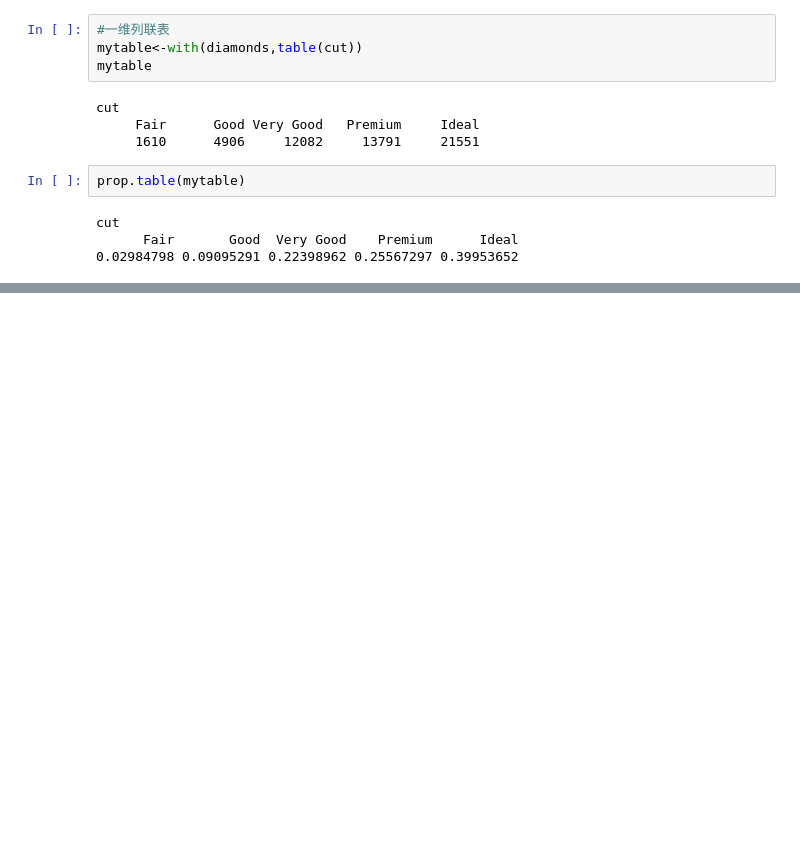
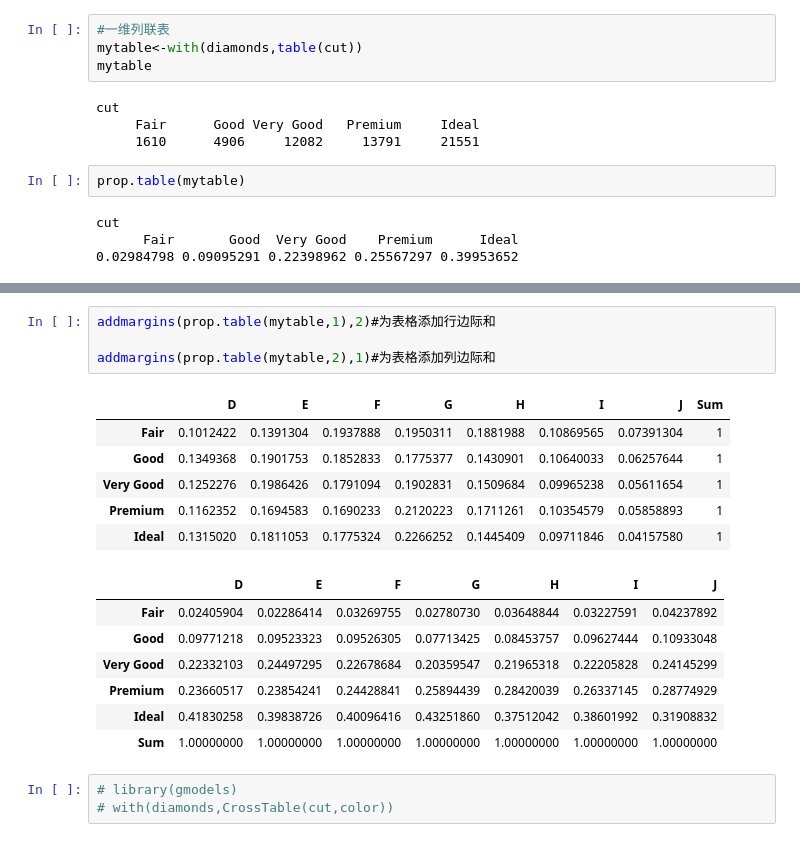
Before and after one commit to uraboer/R_vs_Python_Juper_Notebook, a Jupyter notebook: R_统计描述与列联分析_20171030.ipynb, the cells around one changed output, grey strips where cells are left out. Cells and saved outputs as stored; diff of their text form; blank space fills up the shorter version.

```diff
--- a/R_统计描述与列联分析_20171030.ipynb
+++ b/R_统计描述与列联分析_20171030.ipynb
@@ -152,0 +230,21 @@ cut
+# %%
+addmargins(prop.table(mytable,1),2)#为表格添加行边际和
+
+addmargins(prop.table(mytable,2),1)#为表格添加列边际和
+# %% [output]
+|  | D | E | F | G | H | I | J | Sum |
+| Fair | 0.1012422 | 0.1391304 | 0.1937888 | 0.1950311 | 0.1881988 | 0.10869565 | 0.07391304 | 1 |
+| Good | 0.1349368 | 0.1901753 | 0.1852833 | 0.1775377 | 0.1430901 | 0.10640033 | 0.06257644 | 1 |
+| Very Good | 0.1252276 | 0.1986426 | 0.1791094 | 0.1902831 | 0.1509684 | 0.09965238 | 0.05611654 | 1 |
+| Premium | 0.1162352 | 0.1694583 | 0.1690233 | 0.2120223 | 0.1711261 | 0.10354579 | 0.05858893 | 1 |
+| Ideal | 0.1315020 | 0.1811053 | 0.1775324 | 0.2266252 | 0.1445409 | 0.09711846 | 0.04157580 | 1 |
+|  | D | E | F | G | H | I | J |
+| Fair | 0.02405904 | 0.02286414 | 0.03269755 | 0.02780730 | 0.03648844 | 0.03227591 | 0.04237892 |
+| Good | 0.09771218 | 0.09523323 | 0.09526305 | 0.07713425 | 0.08453757 | 0.09627444 | 0.10933048 |
+| Very Good | 0.22332103 | 0.24497295 | 0.22678684 | 0.20359547 | 0.21965318 | 0.22205828 | 0.24145299 |
+| Premium | 0.23660517 | 0.23854241 | 0.24428841 | 0.25894439 | 0.28420039 | 0.26337145 | 0.28774929 |
+| Ideal | 0.41830258 | 0.39838726 | 0.40096416 | 0.43251860 | 0.37512042 | 0.38601992 | 0.31908832 |
+| Sum | 1.00000000 | 1.00000000 | 1.00000000 | 1.00000000 | 1.00000000 | 1.00000000 | 1.00000000 |
+# %%
+# library(gmodels)
+# with(diamonds,CrossTable(cut,color))
```
Also changed, not shown: parts of 7 cells of this notebook.
